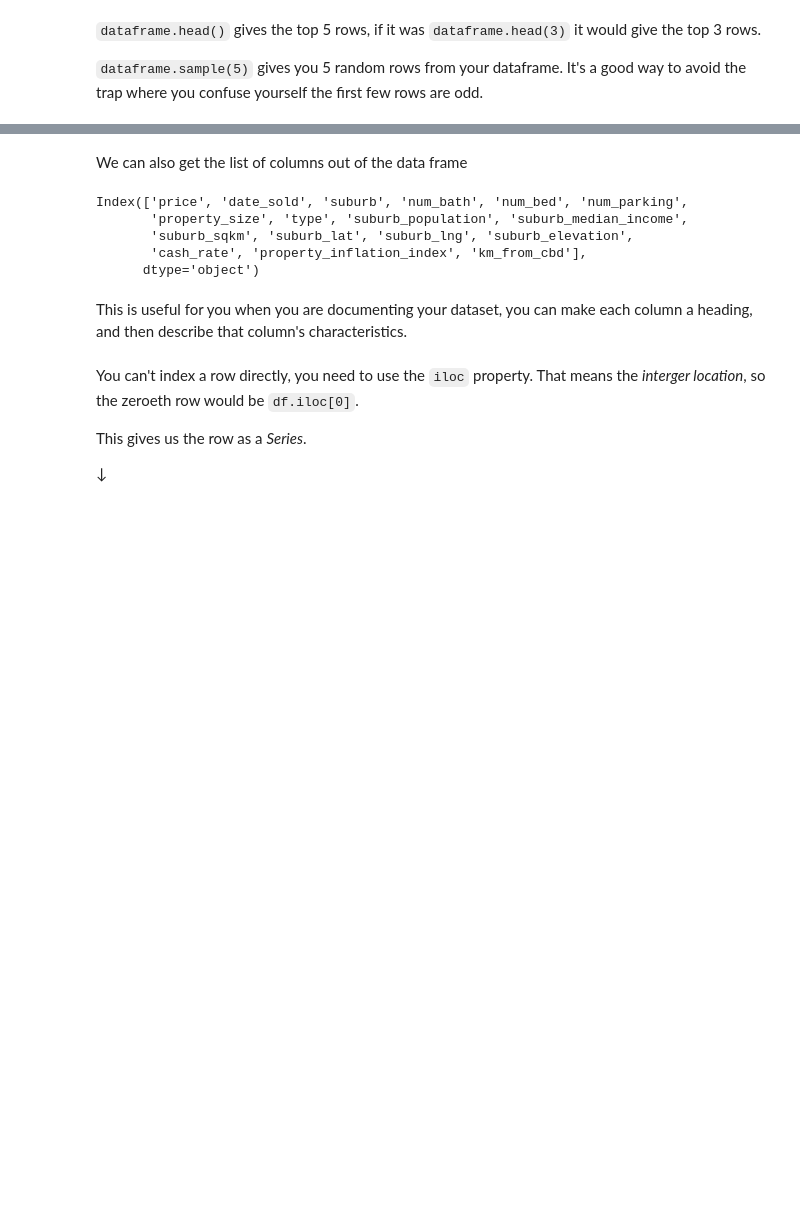
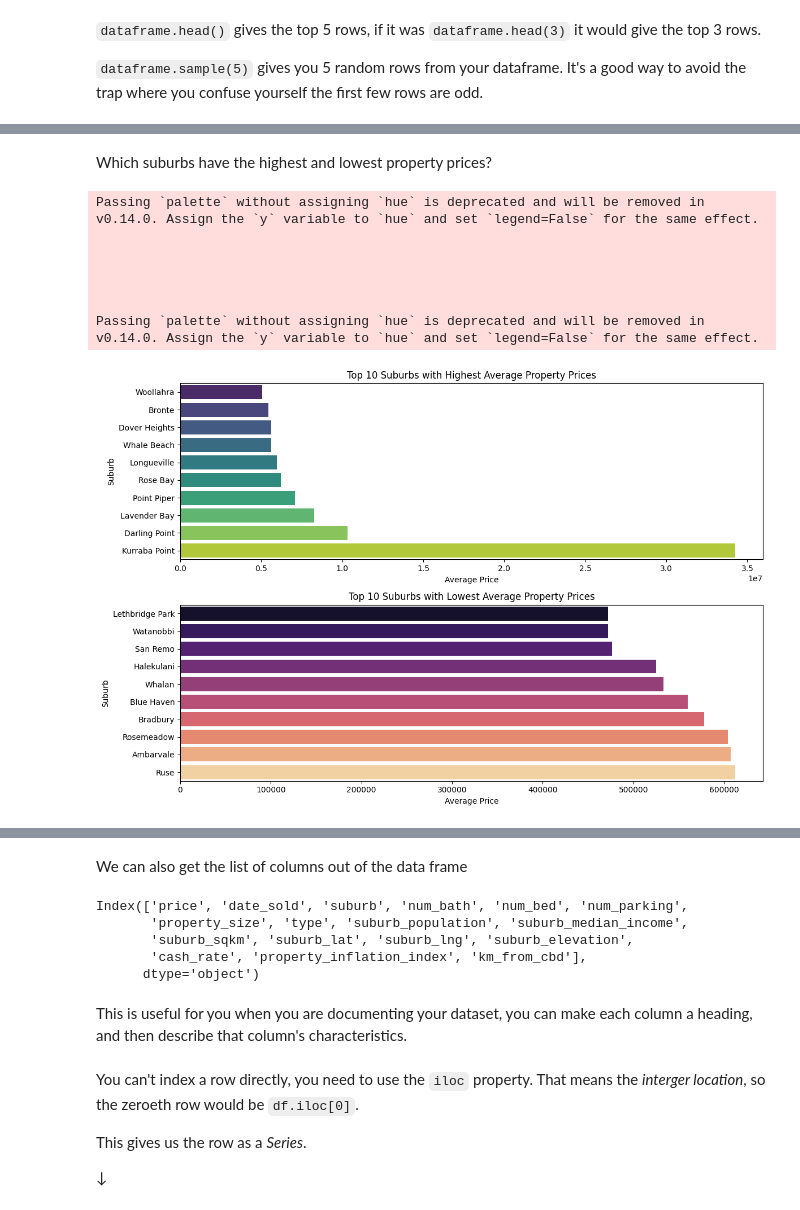
Before and after one commit to SusanUyen/Sydneyhousingdata, a Jupyter notebook: basic_pandas copy.ipynb, the cells around one changed output, grey strips where cells are left out. Drawn from its saved outputs; the diff is of its cells as text; code cells hidden in the pictures; blank space fills up the shorter version.

```diff
--- a/basic_pandas copy.ipynb
+++ b/basic_pandas copy.ipynb
@@ -195,0 +194,49 @@ properties_data.sample(5)
+# %% [markdown]
+Which suburbs have the highest and lowest property prices?
+# %%
+import seaborn as sns
+
+# Load the data from the CSV file
+file_path = 'domain_properties.csv'
+df = pd.read_csv(file_path)
+
+# Ensure there are no missing or erroneous data
+df = df.dropna(subset=['suburb', 'price'])
+df['price'] = pd.to_numeric(df['price'], errors='coerce')
+df = df.dropna(subset=['price'])
+
+# Group the data by suburb and calculate the average price for each suburb
+suburb_prices = df.groupby('suburb')['price'].mean().sort_values()
+
+# Identify the suburbs with the highest and lowest average prices
+highest_prices = suburb_prices.tail(10)
+lowest_prices = suburb_prices.head(10)
+
+# Plot the suburbs with the highest and lowest prices
+plt.figure(figsize=(12, 8))
+
+# Plotting highest prices
+plt.subplot(2, 1, 1)
+sns.barplot(x=highest_prices.values, y=highest_prices.index, palette="viridis")
+plt.title('Top 10 Suburbs with Highest Average Property Prices')
+plt.xlabel('Average Price')
+plt.ylabel('Suburb')
+
+# Plotting lowest prices
+plt.subplot(2, 1, 2)
+sns.barplot(x=lowest_prices.values, y=lowest_prices.index, palette="magma")
+plt.title('Top 10 Suburbs with Lowest Average Property Prices')
+plt.xlabel('Average Price')
+plt.ylabel('Suburb')
+
+plt.tight_layout()
+plt.show()
+# %% [output]
+Passing `palette` without assigning `hue` is deprecated and will be removed in v0.14.0. Assign the `y` variable to `hue` and set `legend=False` for the same effect.
+
+
+
+
+
+Passing `palette` without assigning `hue` is deprecated and will be removed in v0.14.0. Assign the `y` variable to `hue` and set `legend=False` for the same effect.
+[figure, added]
```
Also changed, not shown: parts of 101 cells of this notebook, 4 other files.
